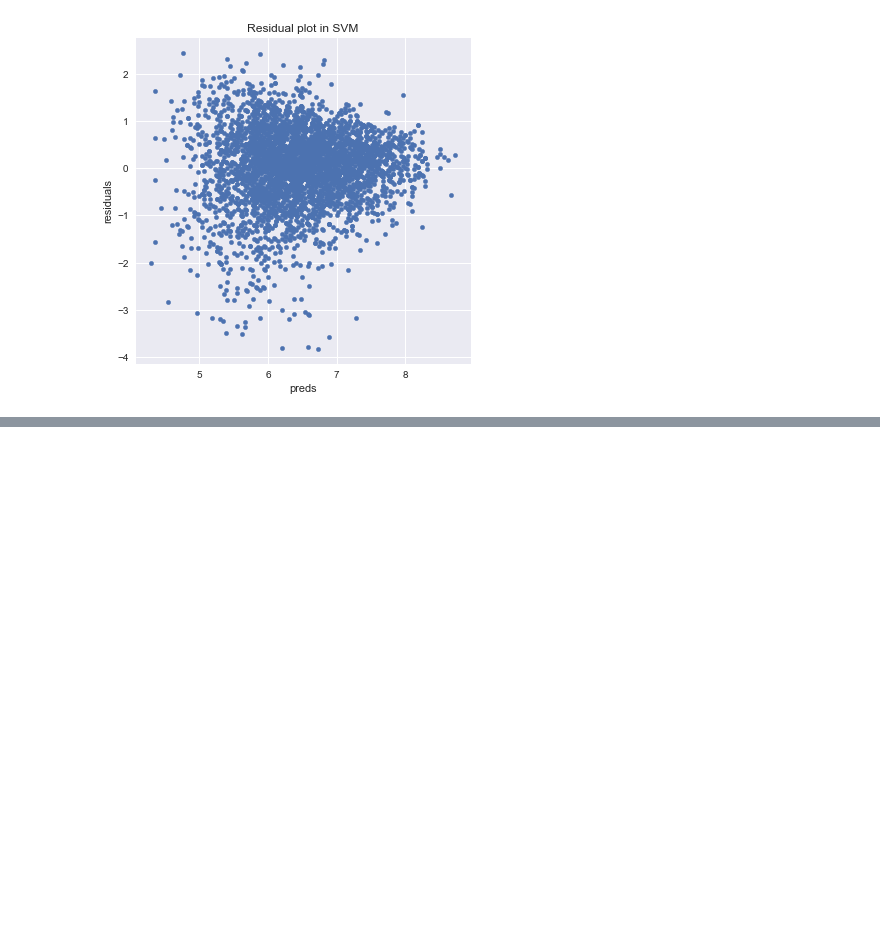
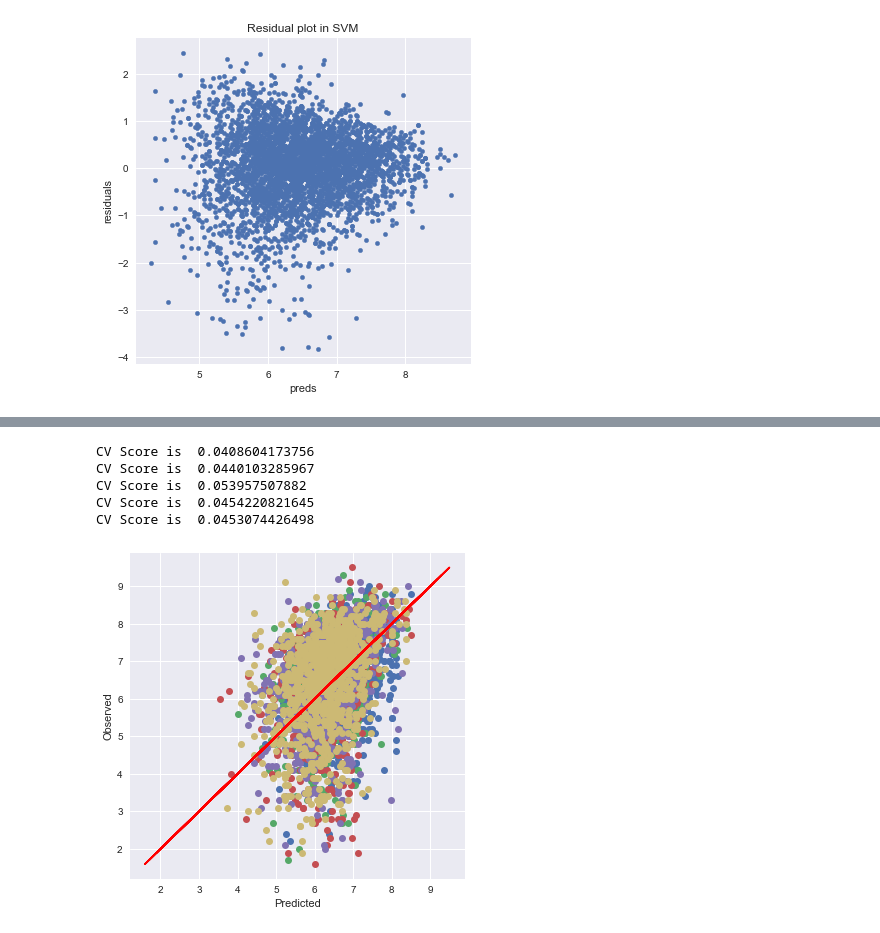
Before and after one commit to chatkausik/First-Capstone-Project, a Jupyter notebook: First Capstone Project Comparing Regression Models.ipynb, the cells around one changed output, grey strips where cells are left out. Saved outputs shown, nothing was run; the diff lists cells and outputs as text; code cells hidden in the pictures; blank space fills up the shorter version.

```diff
--- a/First Capstone Project Comparing Regression Models.ipynb
+++ b/First Capstone Project Comparing Regression Models.ipynb
@@ -320,0 +382,9 @@ Seems that KNN turned out to be the winner.Its because of the fact that there ar
+# %%
+cv_score(knn)
+# %% [output]
+CV Score is  0.0408604173756
+CV Score is  0.0440103285967
+CV Score is  0.053957507882
+CV Score is  0.0454220821645
+CV Score is  0.0453074426498
+[figure, added]
```
Also changed, not shown: parts of 17 cells of this notebook.
